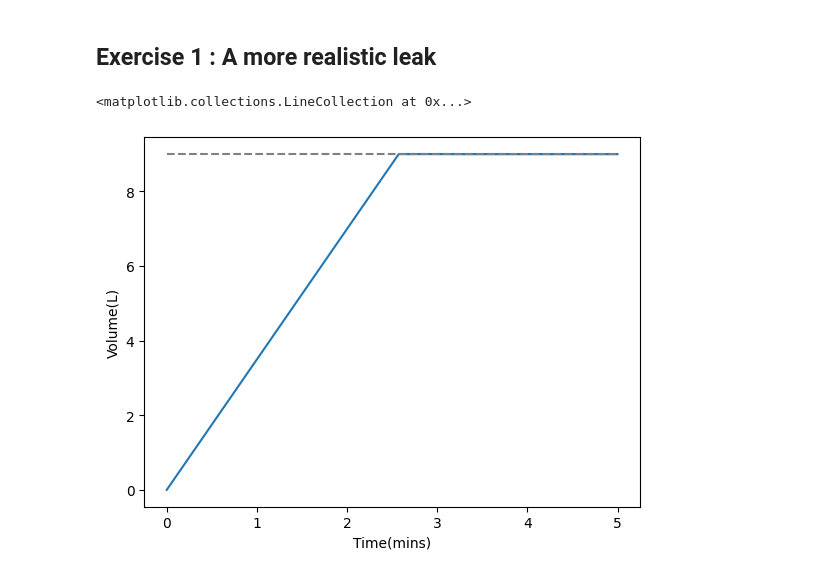
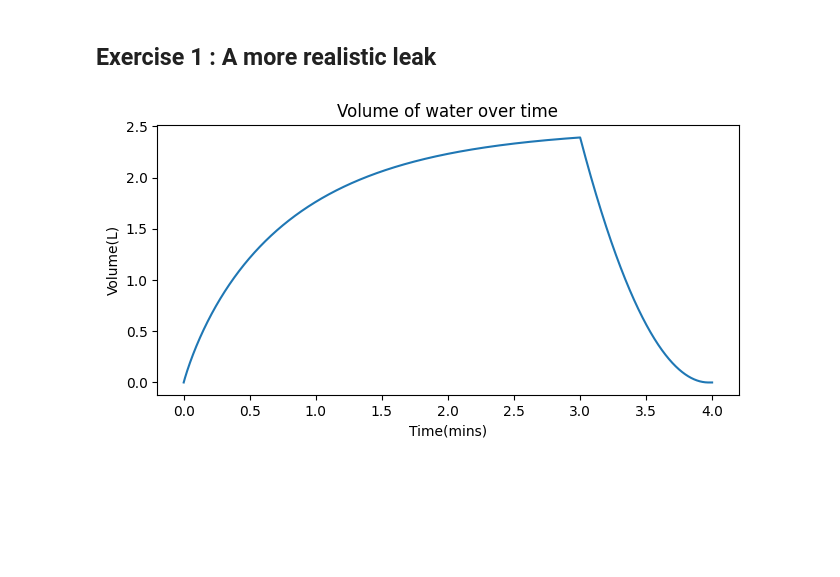
Before and after one commit to SPS-SP2273/learning-portfolio-YasmeenTan, a Jupyter notebook: numerical solutions/numerical_solutions_(need).ipynb, the cells around one changed output. Drawn from its saved outputs; the diff is of its cells as text; code cells hidden in the pictures; blank space fills up the shorter version.

```diff
--- a/numerical solutions/numerical_solutions_(need).ipynb
+++ b/numerical solutions/numerical_solutions_(need).ipynb
@@ -235,31 +235,44 @@ Text(0.5, 0, 'Time(Millions of years)')
 # %% [markdown]
 ## Exercise 1 :  A more realistic leak
 # %%
+from matplotlib import pyplot as plt
+tap_off_time = 3
 max_time = 4                     # Maximum time (mins)
 dt = .001                        # Time step (mins)
 rate = 5                         # Filling rate (L/min)
 bucket_capacity = 9              # L
-all_volume = []                  # To keep track of all volumes
-volume = 0                       # Starting volume
+area = 0.7
+hole = 0.0001
+
+all_volume = []                  # to keep track of all volumes
+all_time = []                    # to keep track of all times
+volume = 0                       # starting volume
+time = 0
 
 def leak_rate(volume):
+    leaks = np.sqrt(2*(9.8*3600)*((volume*0.001/0.07)))   # m/min change of height
+    leakr = .1* leaks                                # L/min
+    return leakr
 
-all_time = np.arange(start=0, stop=max_time, step=dt)
+while time <= max_time:
+    all_time.append(time)
+    all_volume.append(volume)
+    dV = rate *dt
 
-for time in all_time:
-    all_volume.append(volume)
+    if (volume > 0):                  # when there's water leaked
+        leak_volume = leak_rate(volume) * dt
+        volume -= leak_volume
 
-    dV = rate * dt
-    leak_volume = leak_rate * dt
-    volume -= leak_volume
+    if (volume <= bucket_capacity) and (time < tap_off_time):   # Update the new volume
+        volume += dV
 
-    if volume <= bucket_capacity:
-        volume += dV             # Update the new volume
+    time +=dt
 
+plt.rcParams ["figure.figsize"] = [7.50, 3.50]
 plt.plot(all_time, all_volume)
 plt.ylabel('Volume(L)')
 plt.xlabel('Time(mins)')
-plt.hlines(bucket_capacity, 0, max_time, colors='grey', ls='dashed')
+plt.title("Volume of water over time")
+plt.show()
 # %% [output]
-<matplotlib.collections.LineCollection at 0x...>
-[figure, old version]
+[figure, new version]
```
Also changed, not shown: 2 other files.
